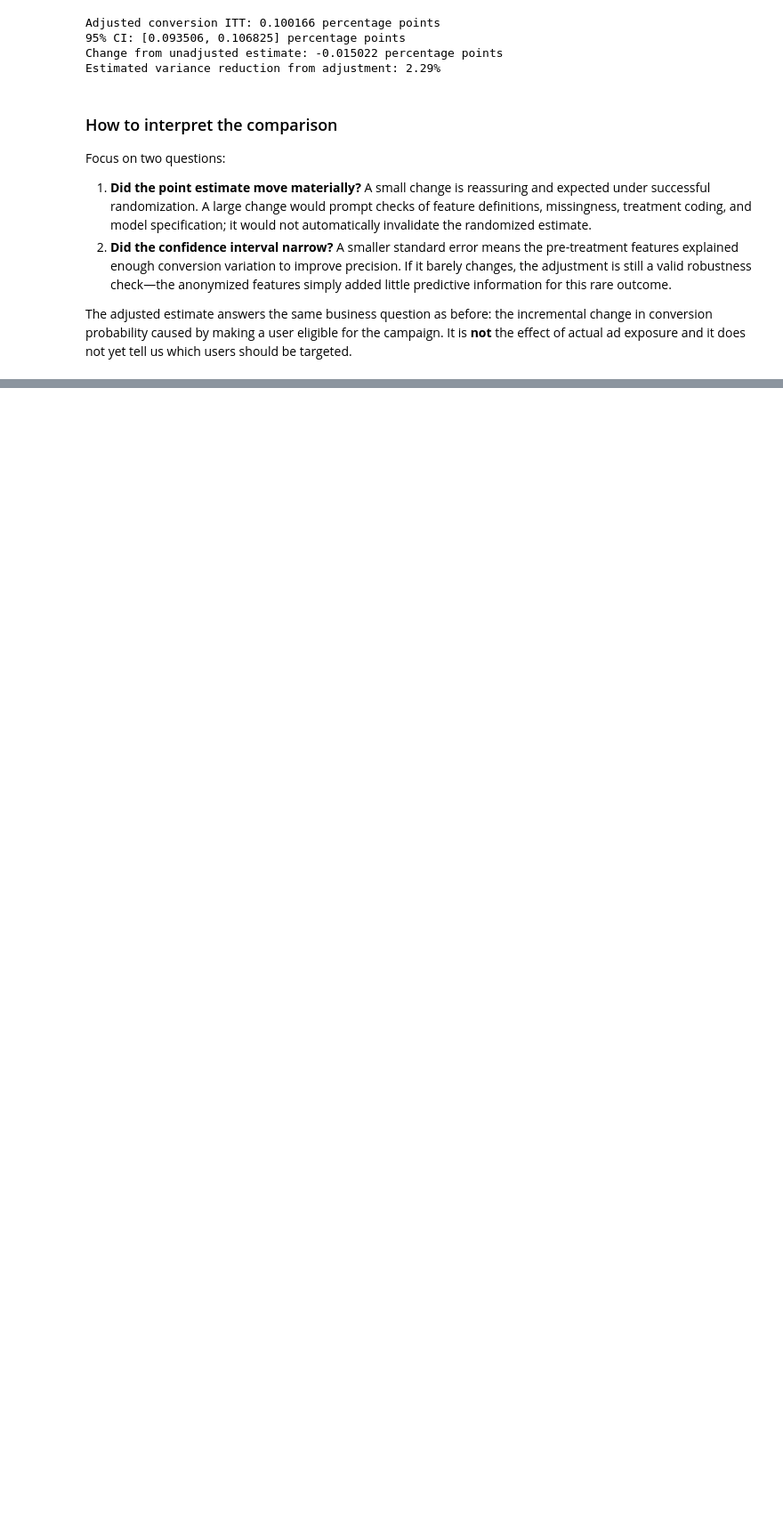
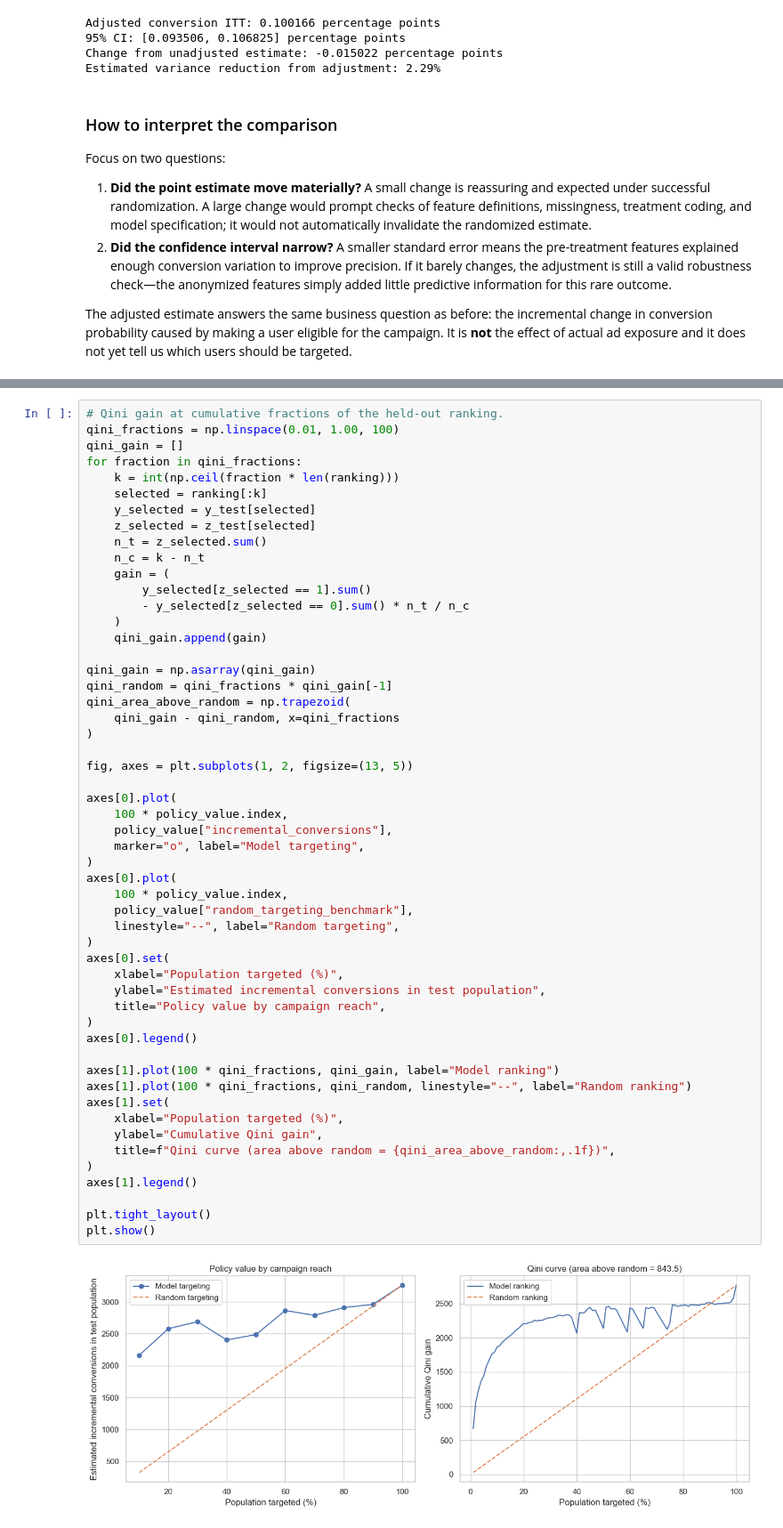
Before and after one commit to kvasu2/criteo-uplift, a Jupyter notebook: criteo_randomized_ads_causal_inference.ipynb, the cells around one changed output, grey strips where cells are left out. Shown at 89% size. Drawn from its saved outputs; the diff is of its cells as text; blank space fills up the shorter version.

Commit message:
updated targeting policy

```diff
--- a/criteo_randomized_ads_causal_inference.ipynb
+++ b/criteo_randomized_ads_causal_inference.ipynb
@@ -557,0 +901,55 @@ Keep the randomized ITT estimate as the benchmark against which more complex mod
+# %%
+# Qini gain at cumulative fractions of the held-out ranking.
+qini_fractions = np.linspace(0.01, 1.00, 100)
+qini_gain = []
+for fraction in qini_fractions:
+    k = int(np.ceil(fraction * len(ranking)))
+    selected = ranking[:k]
+    y_selected = y_test[selected]
+    z_selected = z_test[selected]
+    n_t = z_selected.sum()
+    n_c = k - n_t
+    gain = (
+        y_selected[z_selected == 1].sum()
+        - y_selected[z_selected == 0].sum() * n_t / n_c
+    )
+    qini_gain.append(gain)
+
+qini_gain = np.asarray(qini_gain)
+qini_random = qini_fractions * qini_gain[-1]
+qini_area_above_random = np.trapezoid(
+    qini_gain - qini_random, x=qini_fractions
+)
+
+fig, axes = plt.subplots(1, 2, figsize=(13, 5))
+
+axes[0].plot(
+    100 * policy_value.index,
+    policy_value["incremental_conversions"],
+    marker="o", label="Model targeting",
+)
+axes[0].plot(
+    100 * policy_value.index,
+    policy_value["random_targeting_benchmark"],
+    linestyle="--", label="Random targeting",
+)
+axes[0].set(
+    xlabel="Population targeted (%)",
+    ylabel="Estimated incremental conversions in test population",
+    title="Policy value by campaign reach",
+)
+axes[0].legend()
+
+axes[1].plot(100 * qini_fractions, qini_gain, label="Model ranking")
+axes[1].plot(100 * qini_fractions, qini_random, linestyle="--", label="Random ranking")
+axes[1].set(
+    xlabel="Population targeted (%)",
+    ylabel="Cumulative Qini gain",
+    title=f"Qini curve (area above random = {qini_area_above_random:,.1f})",
+)
+axes[1].legend()
+
+plt.tight_layout()
+plt.show()
+# %% [output]
+[figure, added]
```
Also changed, not shown: parts of 15 cells of this notebook.
